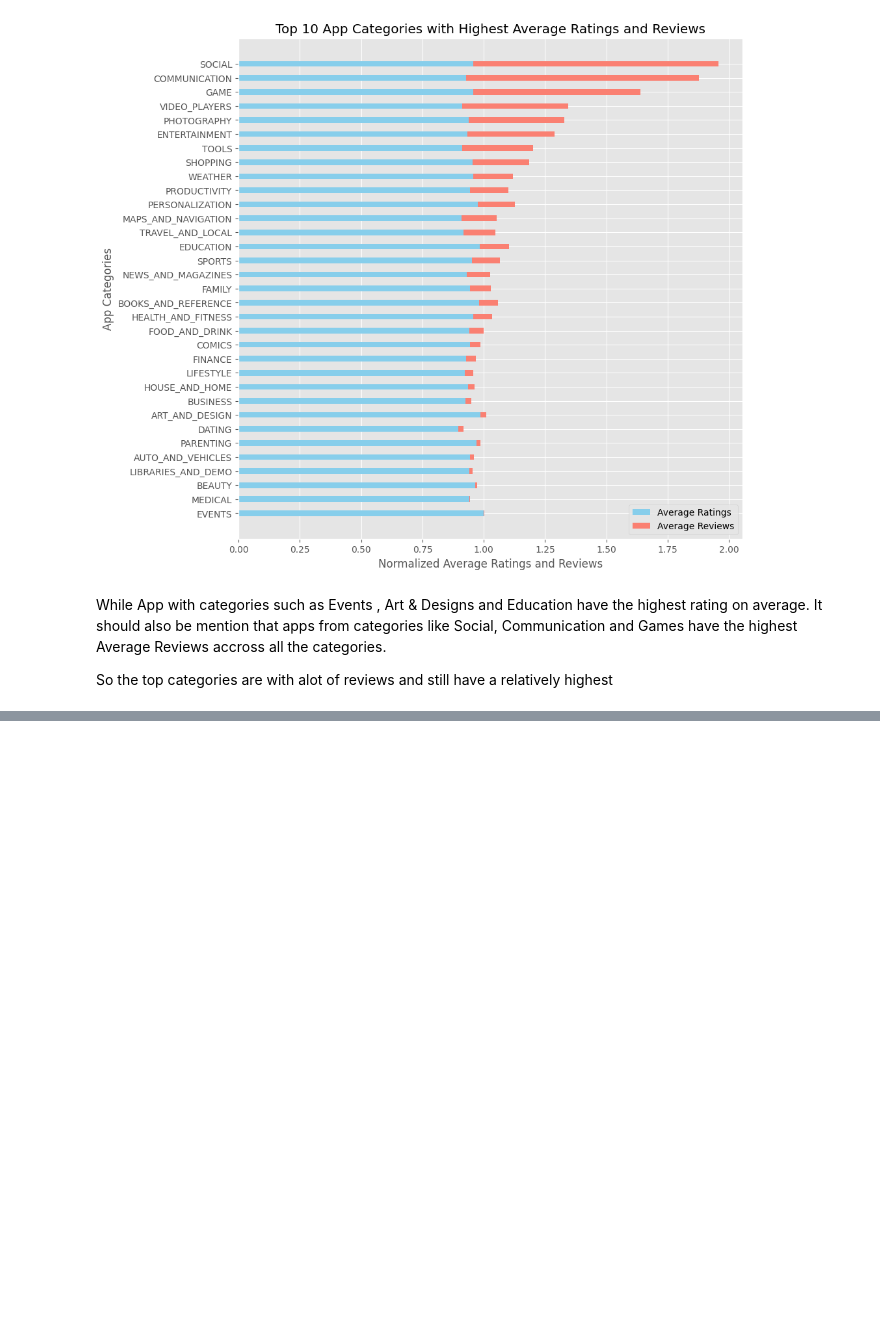
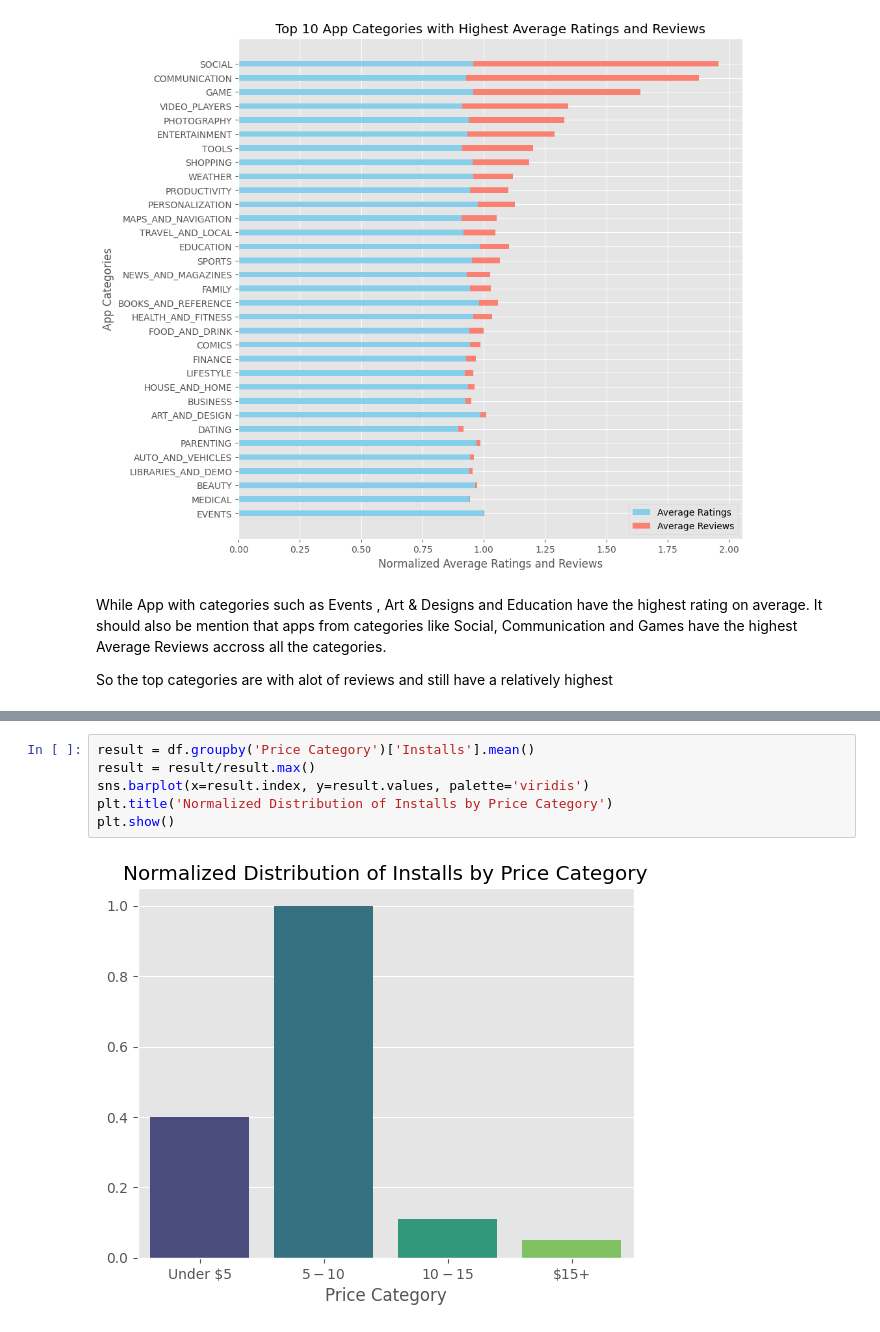
Before and after one commit to azfarali16/GooglePlayStore-EDA, a Jupyter notebook: google-play-store-apps.ipynb, the cells around one changed output, grey strips where cells are left out. Drawn from its saved outputs; the diff is of its cells as text; blank space fills up the shorter version.

```diff
--- a/google-play-store-apps.ipynb
+++ b/google-play-store-apps.ipynb
@@ -442,0 +454,8 @@ Q) Pick 3 most cateories. according to trend and see what kind of apps do they m
+# %%
+result = df.groupby('Price Category')['Installs'].mean()
+result = result/result.max()
+sns.barplot(x=result.index, y=result.values, palette='viridis')
+plt.title('Normalized Distribution of Installs by Price Category')
+plt.show()
+# %% [output]
+[figure, added]
```
Also changed, not shown: parts of 25 cells of this notebook.
